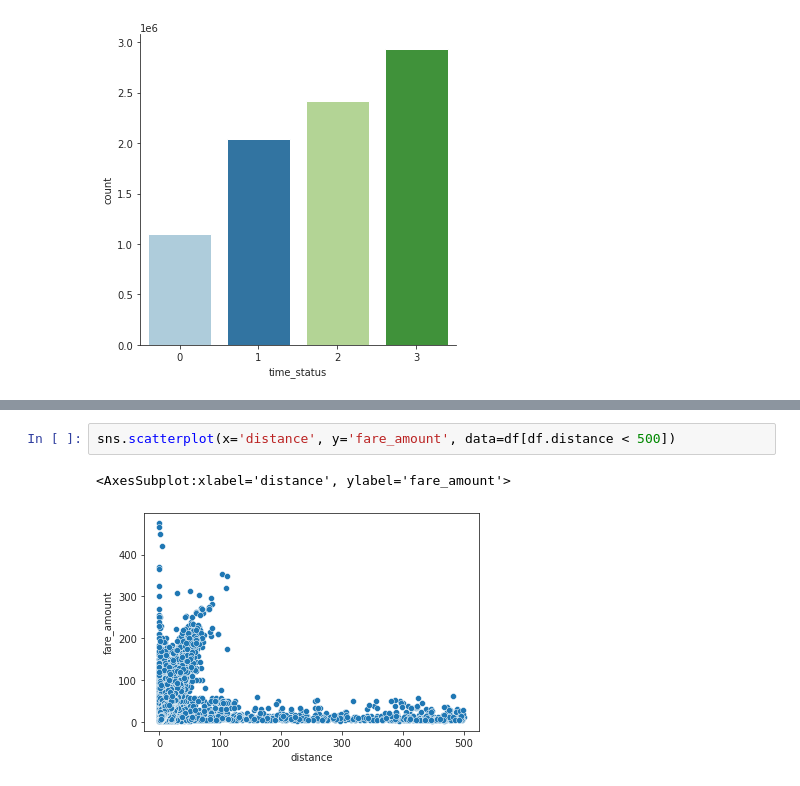
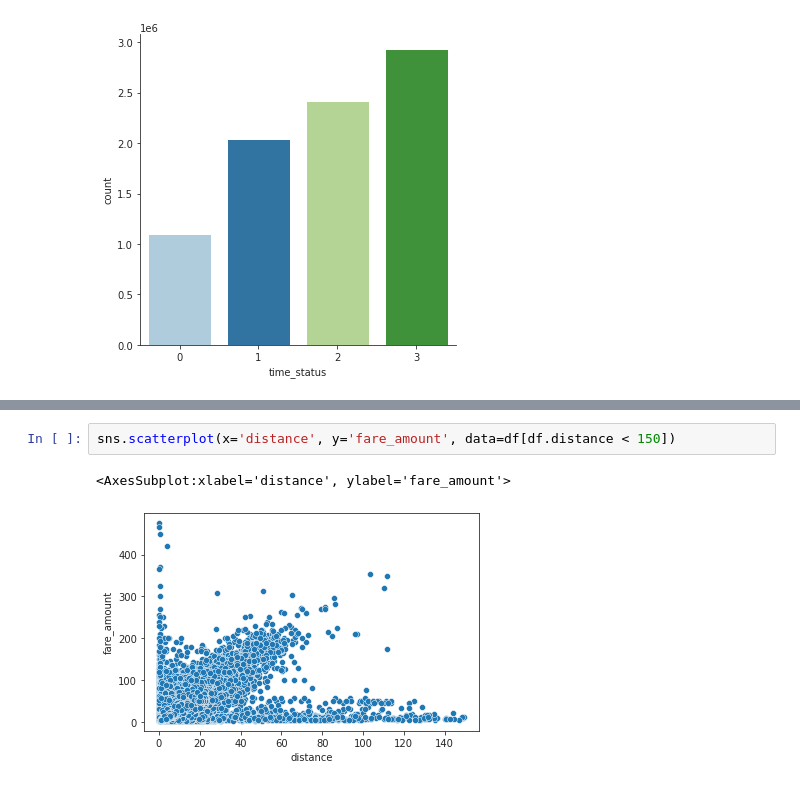
Before and after one commit to dandradec1698/taxi-fare, a Jupyter notebook: eda.py.ipynb, the cells around one changed output, grey strips where cells are left out. Cells and saved outputs as stored; diff of their text form.

```diff
--- a/eda.py.ipynb
+++ b/eda.py.ipynb
@@ -368,5 +391,5 @@ sns.catplot(x='time_status', palette=palette, kind='count', data=df)
 # %%
-sns.scatterplot(x='distance', y='fare_amount', data=df[df.distance < 500])
+sns.scatterplot(x='distance', y='fare_amount', data=df[df.distance < 150])
 # %% [output]
 <AxesSubplot:xlabel='distance', ylabel='fare_amount'>
-[figure, old version]
+[figure, new version]
```
Also changed, not shown: parts of 8 cells of this notebook.
